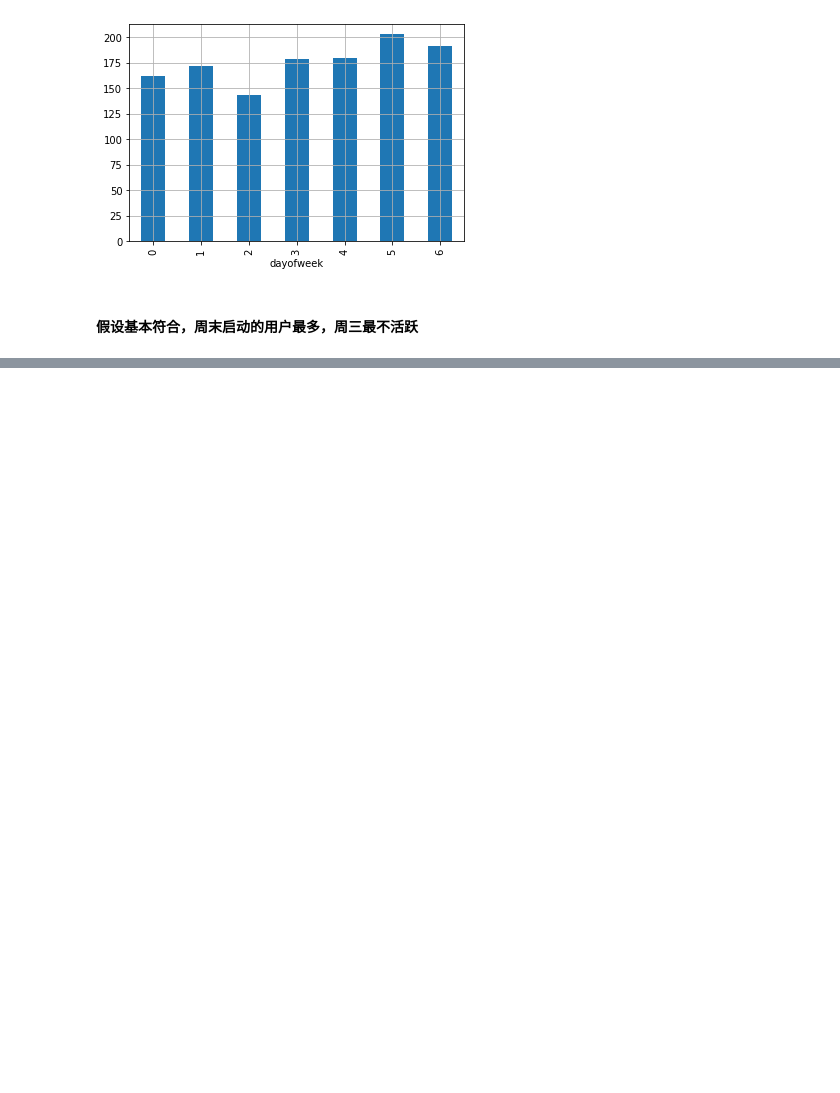
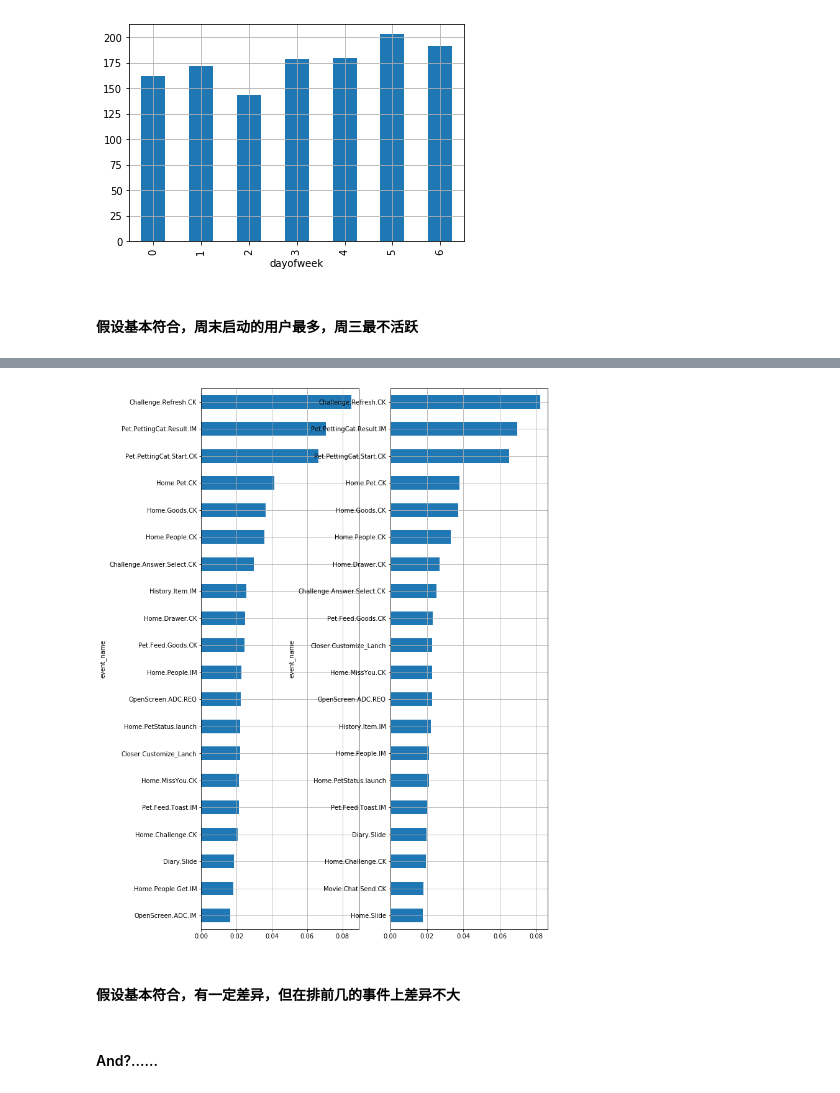
Before and after one commit to huji0624/data_analyze_course, a Jupyter notebook: 数据分析入门.ipynb, the cells around one changed output, grey strips where cells are left out. Saved outputs shown, nothing was run; the diff lists cells and outputs as text; code cells hidden in the pictures; blank space fills up the shorter version.

```diff
--- a/数据分析入门.ipynb
+++ b/数据分析入门.ipynb
@@ -598,0 +668,3 @@ lauch_users.groupby("dayofweek").count()['dt'].plot(kind="bar")
+# %%
+df5 = df[df['dayofweek']==5]
+df5.groupby("event_name").count().sort_values(by="id").tail(20)
@@ -598,0 +690,3 @@ lauch_users.groupby("dayofweek").count()['dt'].plot(kind="bar")
+# %%
+df3 = df[df['dayofweek']==3]
+df3.groupby("event_name").count().sort_values(by="id").tail(20)
@@ -598,0 +712,22 @@ lauch_users.groupby("dayofweek").count()['dt'].plot(kind="bar")
+# %%
+def top_event_hist_to(tdf,to=0):
+    sae = (tdf.groupby("event_name").count()['dt'].sort_values()/len(tdf['id'].unique()))
+    if to>0:
+        sae.iloc[-20:-to].plot(figsize=(10,16),kind='barh')
+    else:
+        sae.iloc[-20:].plot(figsize=(10,16),kind='barh')
+
+def compare_top(df1,df2,to=0):
+    plt.figure(figsize=(26,16))
+    plt.subplot(1,2,1)
+    top_event_hist_to(df1,to)
+    plt.subplot(1,2,2)
+    top_event_hist_to(df2,to)
+# %%
+compare_top(df3,df5)
+# %% [output]
+[figure, added]
+# %% [markdown]
+#### 假设基本符合，有一定差异，但在排前几的事件上差异不大
+# %% [markdown]
+#### And?......
```
Also changed, not shown: parts of 37 cells of this notebook.
